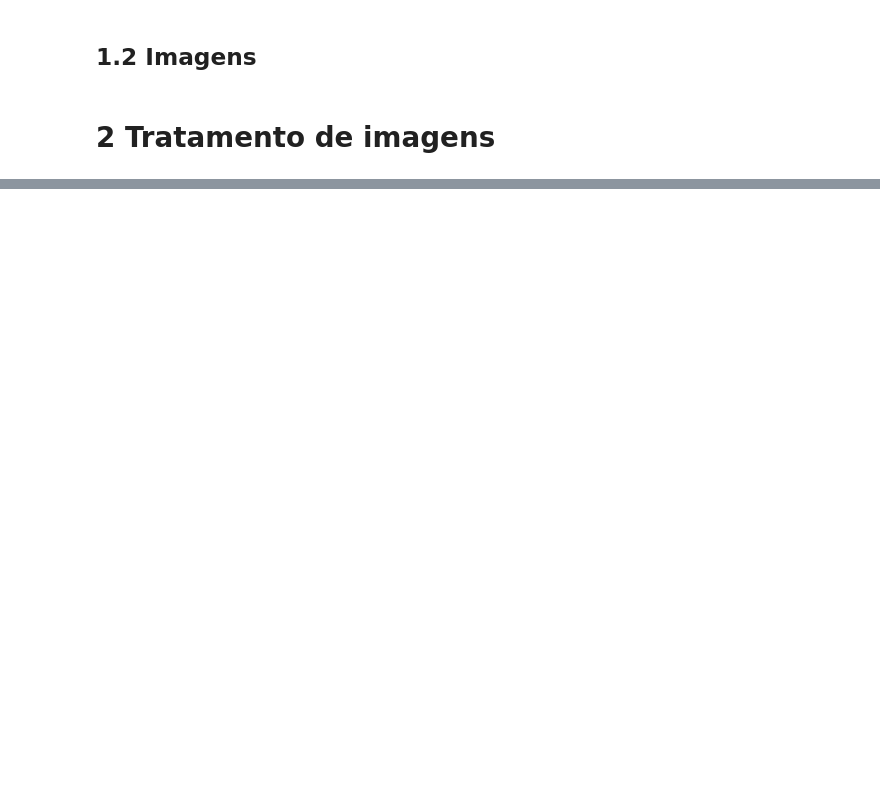
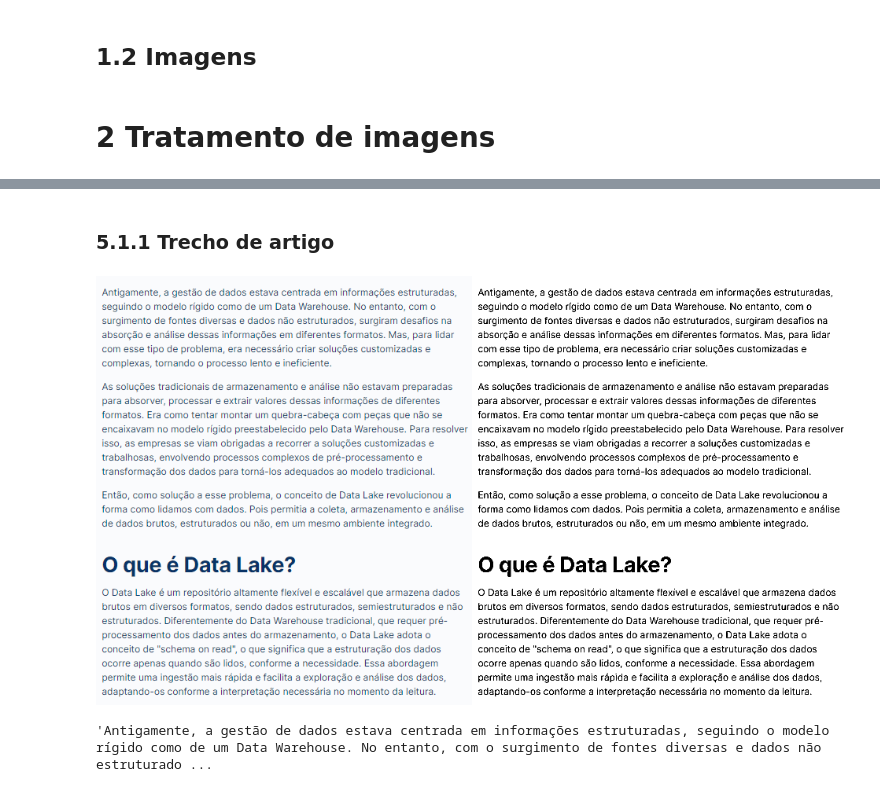
Before and after one commit to strawndri/tmcc-voculary, a Jupyter notebook: reconhecimento-texto/Notebook.ipynb, the cells around one changed output, grey strips where cells are left out. Drawn from its saved outputs; the diff is of its cells as text; code cells hidden in the pictures; blank space fills up the shorter version.

Commit message:
feat: melhorar binarização e remoção de sombras; apresentar imagens para a documentação

```diff
--- a/reconhecimento-texto/Notebook.ipynb
+++ b/reconhecimento-texto/Notebook.ipynb
@@ -265,3 +189,0 @@ texto
-# %%
-imagem, texto = extrair_texto(pagina_3)
-texto
@@ -272,4 +189,0 @@ texto
-# %%
-imagem, texto = extrair_texto(pagina_4)
-cv2_imshow(imagem)
-texto
@@ -281,4 +189,0 @@ texto
-# %%
-imagem, texto = extrair_texto(pagina_sombra)
-cv2_imshow(imagem)
-texto
@@ -287,0 +190,24 @@ texto
+# %%
+def extrair_texto(img_original):
+
+    min_conf = 50
+
+    img_original = cv2.imread(img_original)
+    img_realcada = realcar_detalhes(img_original)
+    img_com_brilho = ajustar_brilho(img_realcada)
+    img_sem_sombra = remover_sombra(img_com_brilho)
+    img_binarizada = binarizar(img_sem_sombra)
+    img_final = ajustar_orientacao(img_binarizada)
+
+    psm_valor = determinar_psm(img_final)
+    cod_idioma = detectar_idioma(img_final)
+
+    resultado = pt.image_to_data(img_final,
+                               lang=cod_idioma,
+                               config=f'--tessdata-dir tessdata --psm {psm_valor}',
+                               output_type=pt.Output.DICT)
+
+    texto_filtrado = [resultado['text'][i] for i in range(len(resultado['conf'])) if int(resultado['conf'][i] >= min_conf)]
+    texto = ' '.join(texto_filtrado)
+
+    return apresentar_imagens(img_original, img_final), texto
@@ -287,0 +227,9 @@ texto
+# %% [markdown]
+### 5.1.1 Trecho de artigo
+# %%
+imagem, texto = extrair_texto(imagens['artigo'])
+cv2_imshow(imagem)
+texto
+# %% [output]
+[figure, added]
+'Antigamente, a gestão de dados estava centrada em informações estruturadas, seguindo o modelo rígido como de um Data Warehouse. No entanto, com o surgimento de fontes diversas e dados não estruturado ...
```
Also changed, not shown: parts of 54 cells of this notebook.
